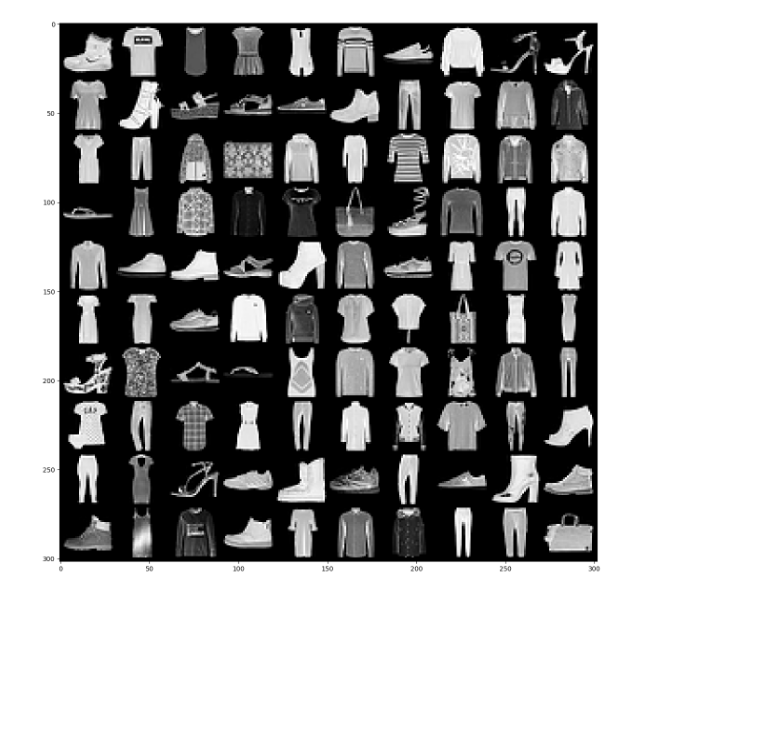
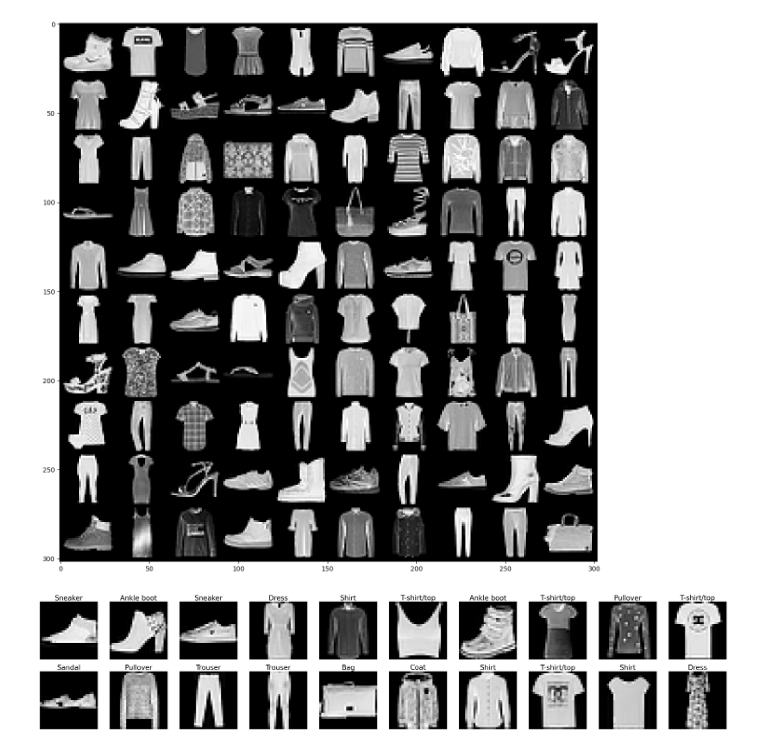
Before and after one commit to flavorfan/torch-course, a Jupyter notebook: 3-Dataset-and-Dataloader-MNIST.ipynb, the cells around one changed output. Drawn from its saved outputs; the diff is of its cells as text; code cells hidden in the pictures; blank space fills up the shorter version.

```diff
--- a/3-Dataset-and-Dataloader-MNIST.ipynb
+++ b/3-Dataset-and-Dataloader-MNIST.ipynb
@@ -320,3 +320,21 @@ labels: tensor([9, 0, 0, 3, 0, 2, 7, 2, 5, 5, 0, 9, 5, 5, 7, 9, 1, 0, 6, 4, 3, 1
         2, 1, 6, 6, 7, 9, 5, 9, 2, 7, 3, 0, 3, 3, 3, 7, 2, 2, 6, 6, 8, 3, 3, 5, 0, 5, 5, 0, 2, 0, 0, 4, 1, 3, 1, 6, 3,
         1, 4, 4, 6, 1, 9, 1, 3, 5, 7, 9, 7, 1, 7, 9, 9, 9, 3, 2, 9, 3, 6, 4, 1, 1, 8])
 [figure]
+# %%
+how_many_to_plot = 20
+
+train_loader = torch.utils.data.DataLoader(
+    train_set, batch_size=1, shuffle=True
+)
+
+plt.figure(figsize=(50,50))
+for i, batch in enumerate(train_loader, start=1):
+    image, label = batch
+    plt.subplot(10,10,i)
+    plt.imshow(image.reshape(28,28), cmap='gray')
+    plt.axis('off')
+    plt.title(train_set.classes[label.item()], fontsize=28)
+    if (i >= how_many_to_plot): break
+plt.show()
+# %% [output]
+[figure, added]
```
